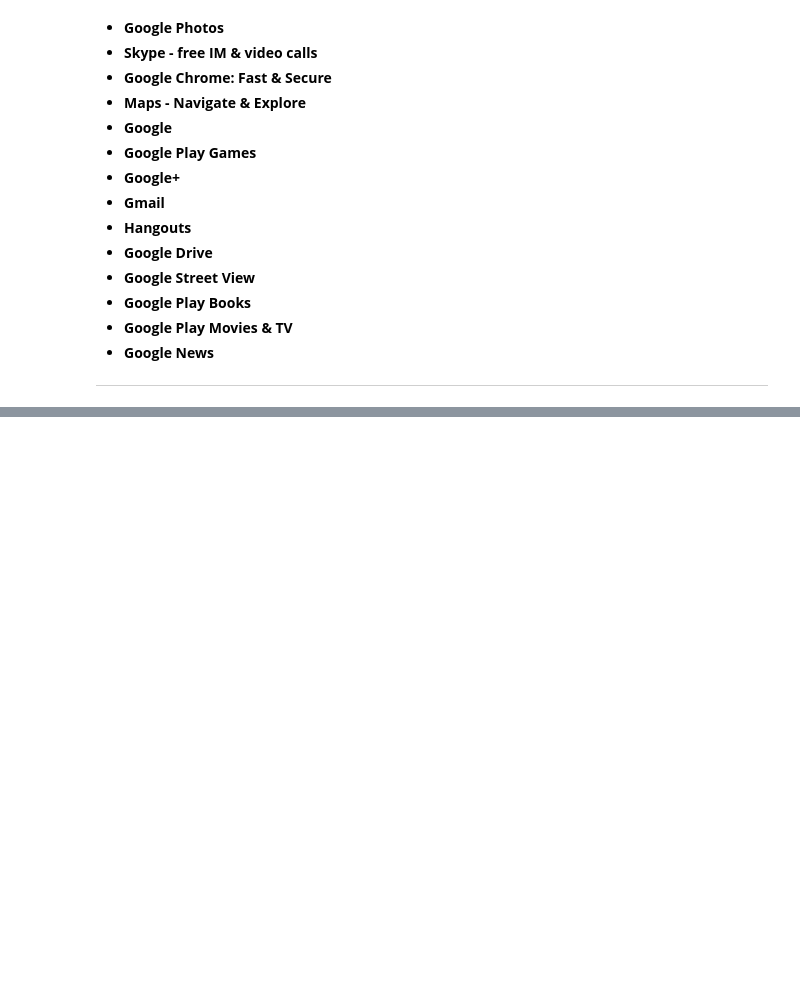
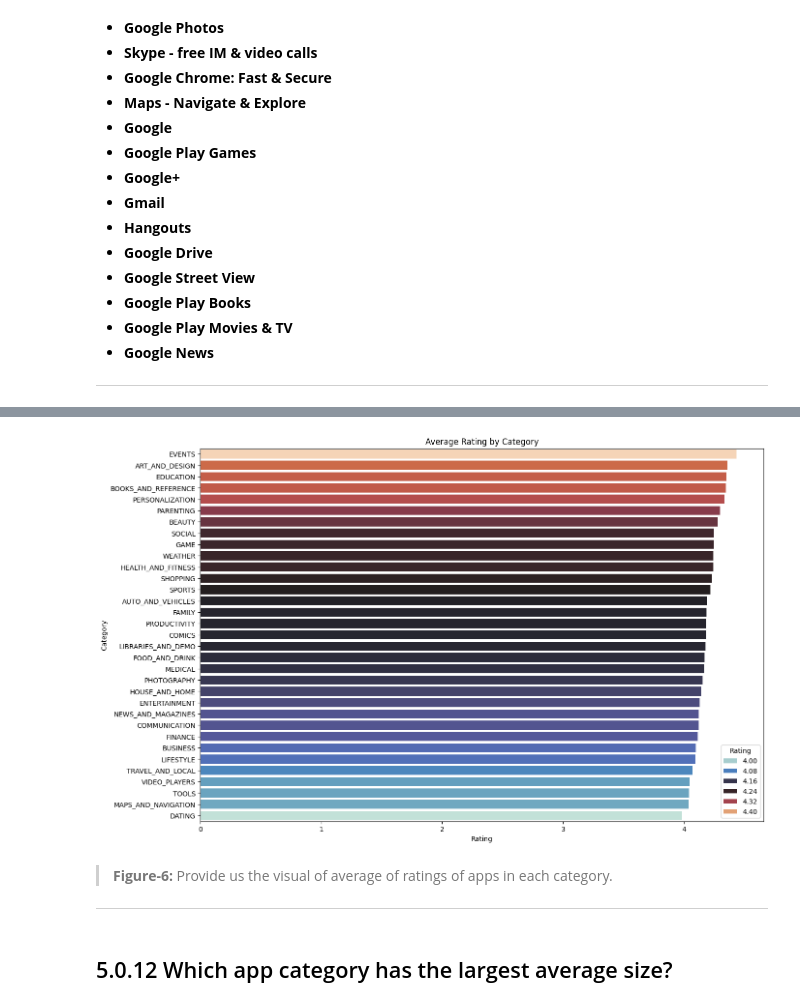
Before and after one commit to fitfaizan/Python-Jupyter-Notebooks, a Jupyter notebook: google_play_apps_EDA/My_Template.ipynb, the cells around one changed output, grey strips where cells are left out. Cells and saved outputs as stored; diff of their text form; code cells hidden in the pictures; blank space fills up the shorter version.

```diff
--- a/google_play_apps_EDA/My_Template.ipynb
+++ b/google_play_apps_EDA/My_Template.ipynb
@@ -707,0 +749,15 @@ It is important to note that the information stored in the content rating attrib
+# %%
+# Visual Representation of average rating per app category with a beautiful color palette
+plt.figure(figsize=(15, 10))
+sns.barplot(x='Rating', y='Category', hue='Rating', data=df.groupby('Category')['Rating'].mean().sort_values(ascending=False).reset_index(), palette='icefire')
+plt.title('Average Rating by Category')
+plt.xlabel('Rating')
+plt.ylabel('Category')
+plt.show()
+# %% [output]
+[figure, added]
+# %% [markdown]
+> **Figure-6:** Provide us the visual of average of ratings of apps in each category.
+---
+# %% [markdown]
+## 5.0.12 Which app category has the largest average size?
```
Also changed, not shown: parts of 36 cells of this notebook, 6 other files.
